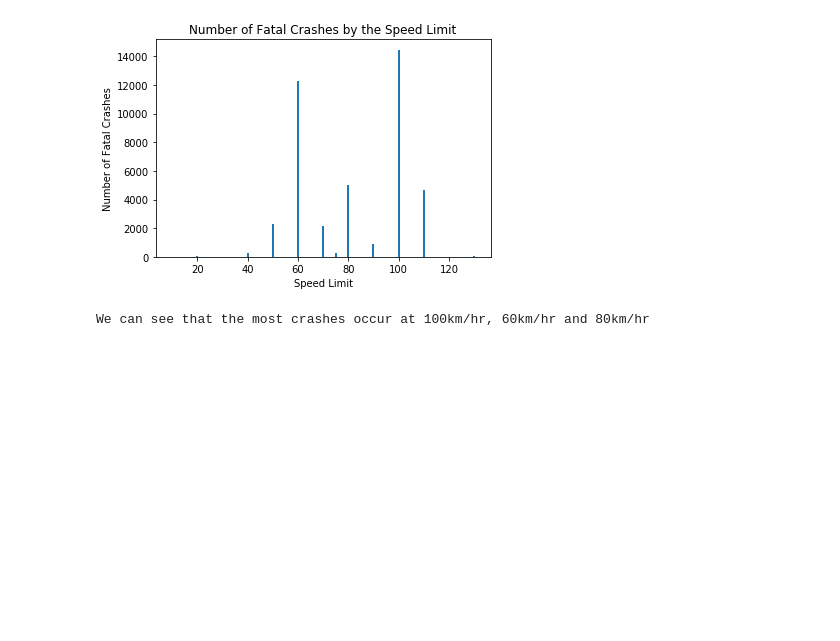
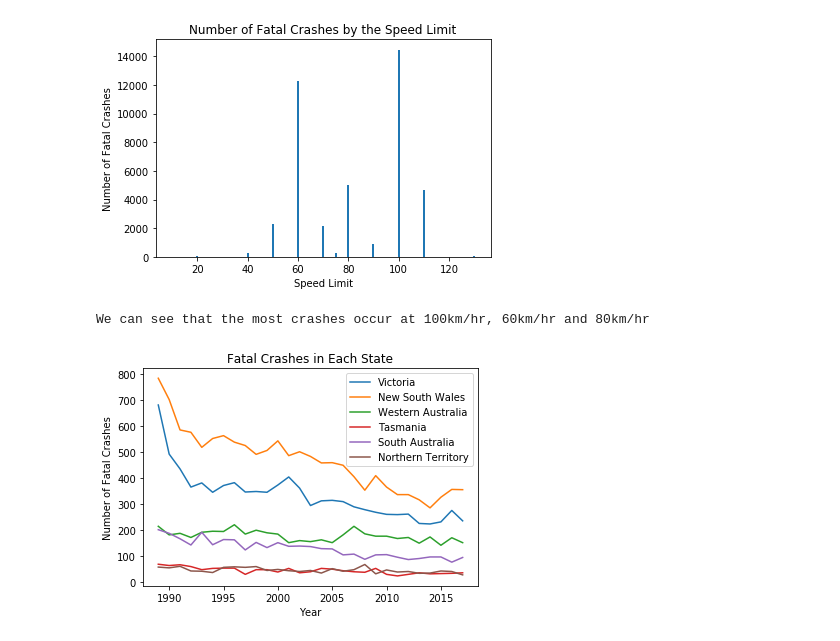
Before and after one commit to VoLKyyyOG/Australian-Road-Deaths-Database-Visualization, a Jupyter notebook: ARDD analysis.ipynb, the cells around one changed output. Cells and saved outputs as stored; diff of their text form; code cells hidden in the pictures; blank space fills up the shorter version.

```diff
--- a/ARDD analysis.ipynb
+++ b/ARDD analysis.ipynb
@@ -71,3 +71,43 @@ print('We can see that the most crashes occur at 100km/hr, 60km/hr and 80km/hr')
 # %% [output]
 [figure]
 We can see that the most crashes occur at 100km/hr, 60km/hr and 80km/hr
+# %%
+# State Specific Crashes
+vic_crashes = defaultdict(int)
+nsw_crashes = defaultdict(int)
+wa_crashes = defaultdict(int)
+tas_crashes = defaultdict(int)
+sa_crashes = defaultdict(int)
+nt_crashes = defaultdict(int)
+
+for i in fatal_crashes.loc[fatal_crashes.State == 'VIC'].Year:
+    vic_crashes[i] += 1
+for i in fatal_crashes.loc[fatal_crashes.State == 'NSW'].Year:
+    nsw_crashes[i] += 1
+for i in fatal_crashes.loc[fatal_crashes.State == 'WA'].Year:
+    wa_crashes[i] += 1
+for i in fatal_crashes.loc[fatal_crashes.State == 'TAS'].Year:
+    tas_crashes[i] += 1
+for i in fatal_crashes.loc[fatal_crashes.State == 'SA'].Year:
+    sa_crashes[i] += 1
+for i in fatal_crashes.loc[fatal_crashes.State == 'NT'].Year:
+    nt_crashes[i] += 1
+# %%
+# Plot of fatal crashes between each state
+plt.clf()
+
+plt.plot(vic_crashes.keys(), vic_crashes.values())
+plt.plot(nsw_crashes.keys(), nsw_crashes.values())
+plt.plot(wa_crashes.keys(), wa_crashes.values())
+plt.plot(tas_crashes.keys(), tas_crashes.values())
+plt.plot(sa_crashes.keys(), sa_crashes.values())
+plt.plot(nt_crashes.keys(), nt_crashes.values())
+
+plt.legend(('Victoria', 'New South Wales', 'Western Australia', 'Tasmania', 'South Australia', 'Northern Territory'))
+plt.title('Fatal Crashes in Each State')
+plt.ylabel('Number of Fatal Crashes')
+plt.xlabel('Year')
+
+plt.show()
+# %% [output]
+[figure, added]
```
Also changed, not shown: parts of 1 cell of this notebook.
